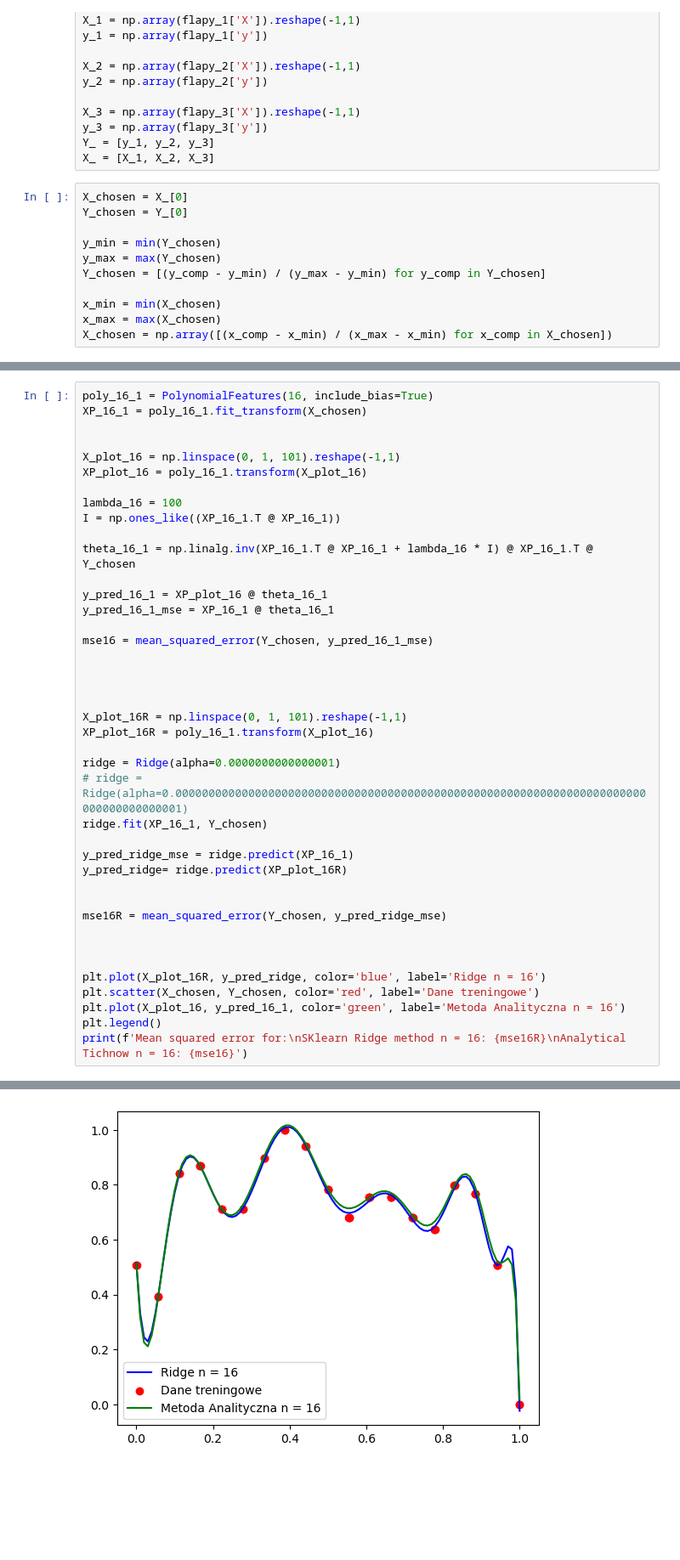
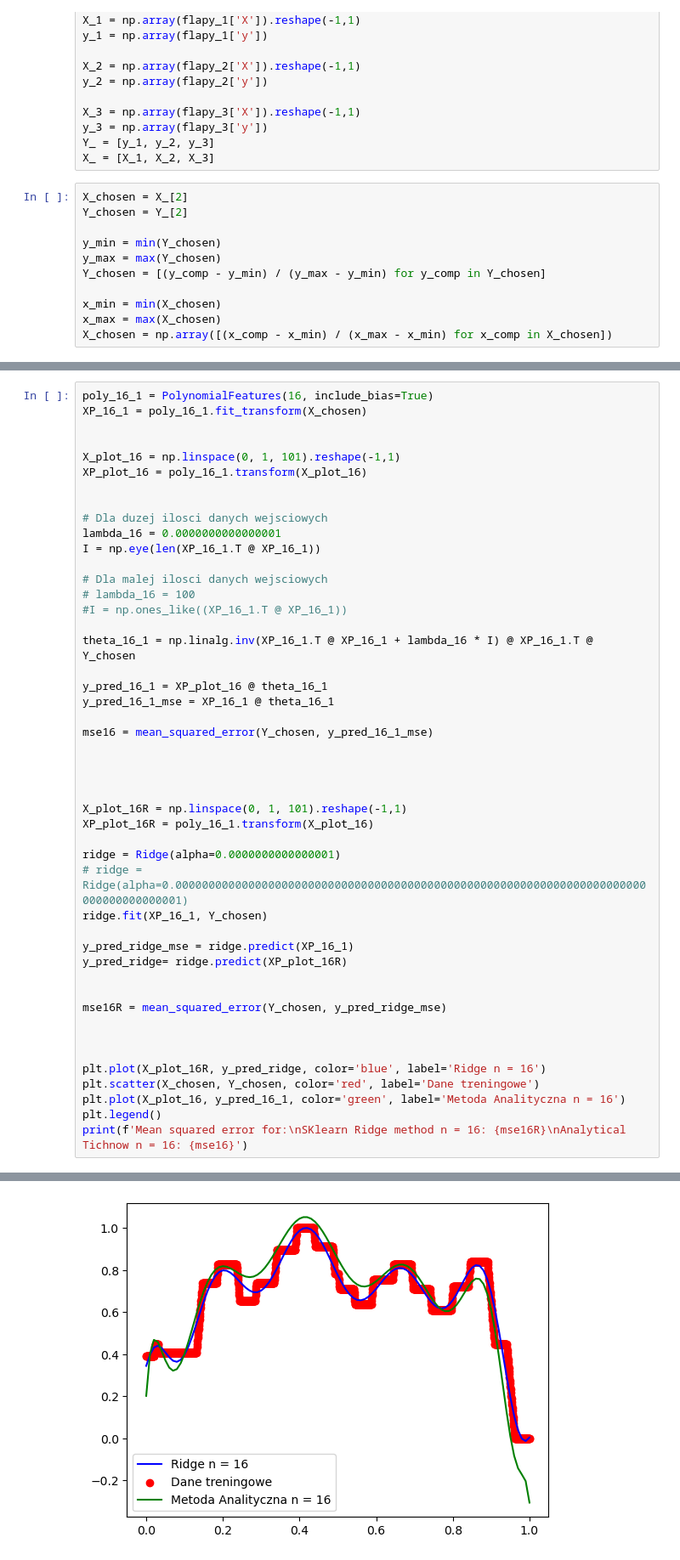
Before and after one commit to HaZhul/ML-models, a Jupyter notebook: PUM1/Lab1.ipynb, the cells around one changed output, grey strips where cells are left out. Shown at 85% size. Drawn from its saved outputs; the diff is of its cells as text; blank space fills up the shorter version.

```diff
--- a/PUM1/Lab1.ipynb
+++ b/PUM1/Lab1.ipynb
@@ -98,8 +98,8 @@ y_3 = np.array(flapy_3['y'])
 Y_ = [y_1, y_2, y_3]
 X_ = [X_1, X_2, X_3]
 # %%
-X_chosen = X_[0]
-Y_chosen = Y_[0]
+X_chosen = X_[2]
+Y_chosen = Y_[2]
 
 y_min = min(Y_chosen)
 y_max = max(Y_chosen)
@@ -204,8 +204,14 @@ XP_16_1 = poly_16_1.fit_transform(X_chosen)
 X_plot_16 = np.linspace(0, 1, 101).reshape(-1,1)
 XP_plot_16 = poly_16_1.transform(X_plot_16)
 
-lambda_16 = 100
-I = np.ones_like((XP_16_1.T @ XP_16_1))
+
+# Dla duzej ilosci danych wejsciowych
+lambda_16 = 0.0000000000000001
+I = np.eye(len(XP_16_1.T @ XP_16_1))
+
+# Dla malej ilosci danych wejsciowych
+# lambda_16 = 100
+#I = np.ones_like((XP_16_1.T @ XP_16_1))
 
 theta_16_1 = np.linalg.inv(XP_16_1.T @ XP_16_1 + lambda_16 * I) @ XP_16_1.T @ Y_chosen
 
@@ -244 +250 @@ Analytical Tichnow n = 16: 0.00029433374987451657
-[figure, old version]
+[figure, new version]
```
Also changed, not shown: parts of 3 cells of this notebook.
